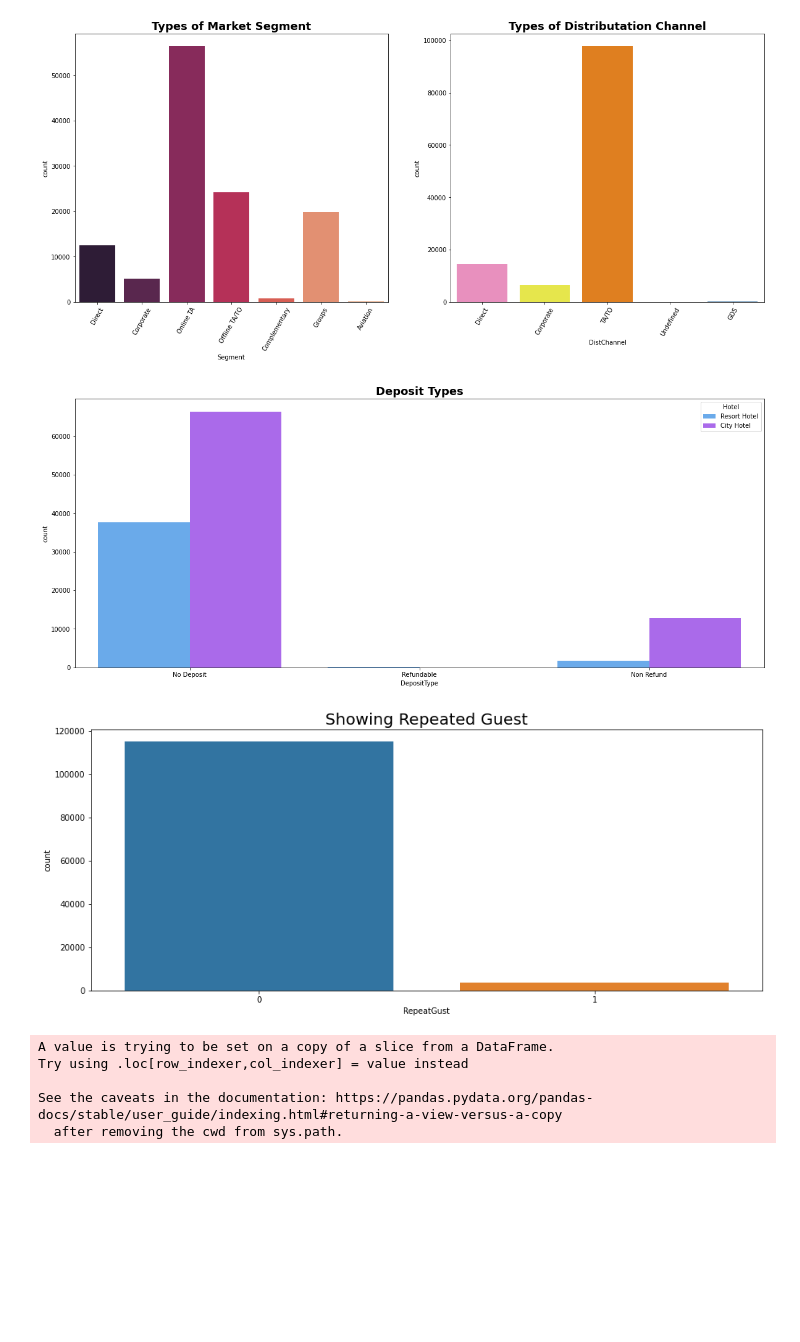
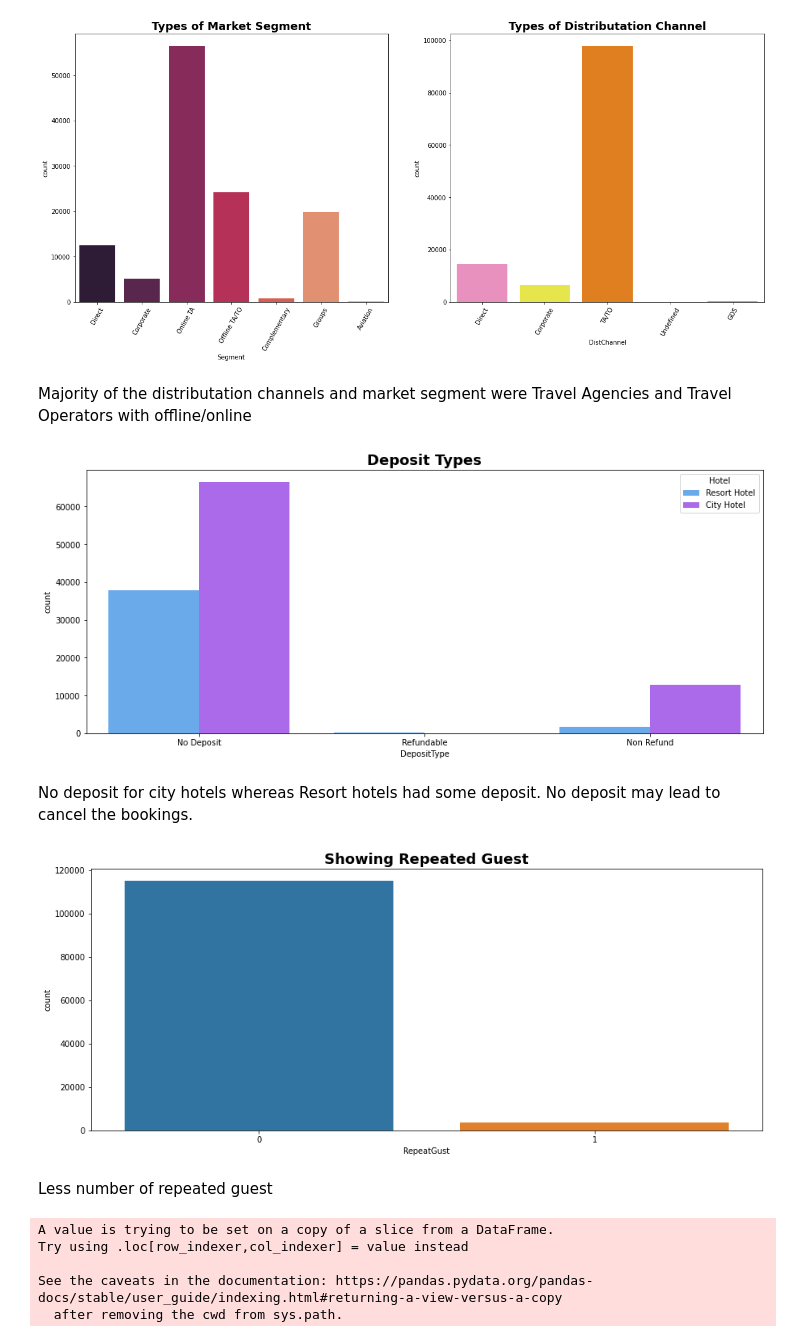
Before and after one commit to ambika1us/Hotel_Booking_Analysis, a Jupyter notebook: Ambika_Prasad_Rath__Hotel_Booking_Analysis_Capstone_Project.ipynb, the cells around one changed output. Drawn from its saved outputs; the diff is of its cells as text; code cells hidden in the pictures; blank space fills up the shorter version.

```diff
--- a/Ambika_Prasad_Rath__Hotel_Booking_Analysis_Capstone_Project.ipynb
+++ b/Ambika_Prasad_Rath__Hotel_Booking_Analysis_Capstone_Project.ipynb
@@ -496,19 +563,26 @@ plt.xticks(rotation=60)
 plt.show()
 # %% [output]
 [figure]
+# %% [markdown]
+Majority of the distributation channels and market segment were Travel Agencies and Travel Operators with offline/online
 # %%
-plt.figure(figsize=(20,8))
+plt.figure(figsize=(15,6))
 sns.countplot(data=hotel_data,x='DepositType',hue='Hotel',palette='cool')
 plt.title('Deposit Types',fontweight='bold',size=18)
 plt.show()
 # %% [output]
-[figure, old version]
+[figure, new version]
+# %% [markdown]
+No deposit for city hotels whereas Resort hotels had some deposit.
+No deposit may lead to cancel the bookings.
 # %%
 plt.figure(figsize=(15,6))
-sns.countplot(data=hotel_data,x='RepeatGust').set_title('Showing Repeated Guest',fontsize=20)
+sns.countplot(data=hotel_data,x='RepeatGust').set_title('Showing Repeated Guest',fontweight='bold',size=18)
 plt.show()
 # %% [output]
-[figure, old version]
+[figure, new version]
+# %% [markdown]
+Less number of repeated guest
 # %%
 plt.figure(figsize=(12,5))
 hotel_data['adr_pp']=hotel_data['ADR']/(hotel_data['Adult']+hotel_data['Children'])
```
Also changed, not shown: parts of 74 cells of this notebook.
